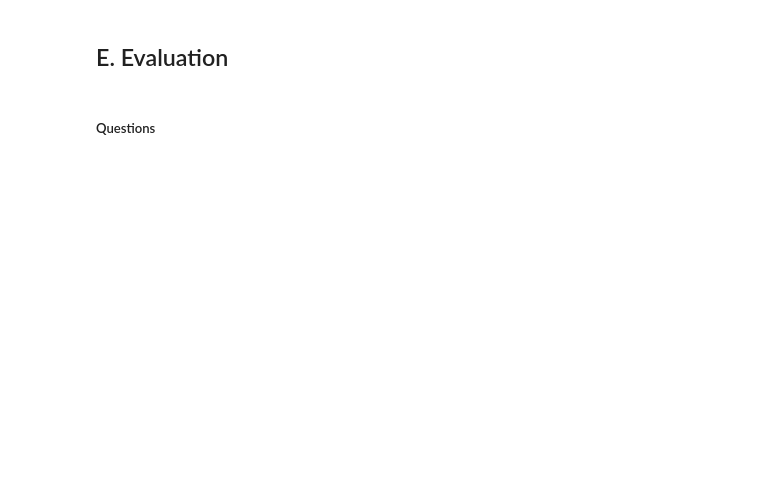
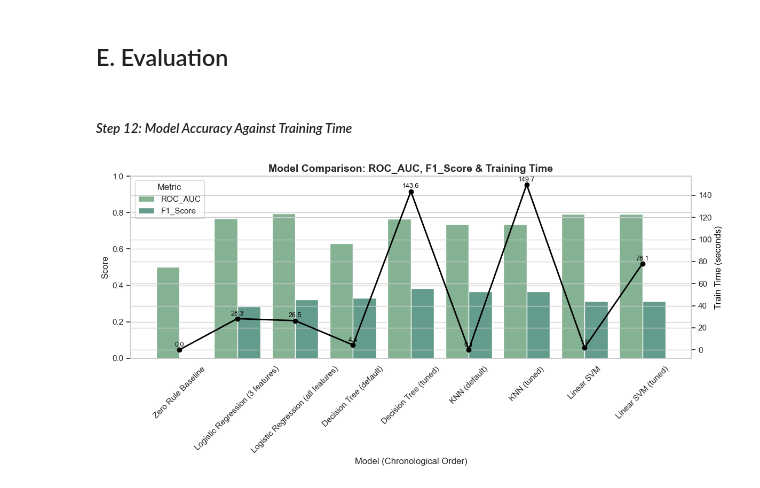
Before and after one commit to fangwan90/HaaS_Git, a Jupyter notebook: PA3/prompt_III.ipynb, the cells around one changed output. Saved outputs shown, nothing was run; the diff lists cells and outputs as text; code cells hidden in the pictures; blank space fills up the shorter version.

```diff
--- a/PA3/prompt_III.ipynb
+++ b/PA3/prompt_III.ipynb
@@ -596,4 +916,40 @@ Now that we have some basic models on the board, we want to try to improve these
 # %% [markdown]
 ## E. Evaluation
-# %% [markdown]
-##### Questions
+# %% [markdown]
+##### _Step 12: Model Accuracy Against Training Time_
+# %%
+# --- Prepare data for barplot ---
+plot_df = results_df.melt(
+    id_vars='Model',
+    value_vars=['ROC_AUC', 'F1_Score'],
+    var_name='Metric',
+    value_name='Score'
+)
+
+# --- Create the plot ---
+sns.set_theme(style="whitegrid", palette="crest")
+fig, ax1 = plt.subplots(figsize=(12, 6))
+
+# Bar chart for performance metrics
+sns.barplot(data=plot_df, x='Model', y='Score', hue='Metric', ax=ax1)
+ax1.set_ylim(0, 1)
+ax1.set_ylabel('Score')
+ax1.set_xlabel('Model (Chronological Order)')
+ax1.set_title('Model Comparison: ROC_AUC, F1_Score & Training Time', fontsize=14, weight='bold')
+ax1.tick_params(axis='x', rotation=45)
+ax1.legend(title='Metric', loc='upper left')
+
+# --- Secondary y-axis for training time ---
+ax2 = ax1.twinx()
+ax2.plot(results_df['Model'], results_df['Train Time'], color='black', marker='o', linewidth=2, label='Train Time (s)')
+ax2.set_ylabel('Train Time (seconds)', color='black')
+
+# Add numeric labels on each dot
+for x, y in zip(results_df['Model'], results_df['Train Time']):
+    ax2.text(x, y + max(results_df['Train Time'])*0.02, f'{y:.1f}', color='black', ha='center', fontsize=9)
+
+# Final layout
+plt.tight_layout()
+plt.show()
+# %% [output]
+[figure, added]
```
Also changed, not shown: parts of 54 cells of this notebook.
